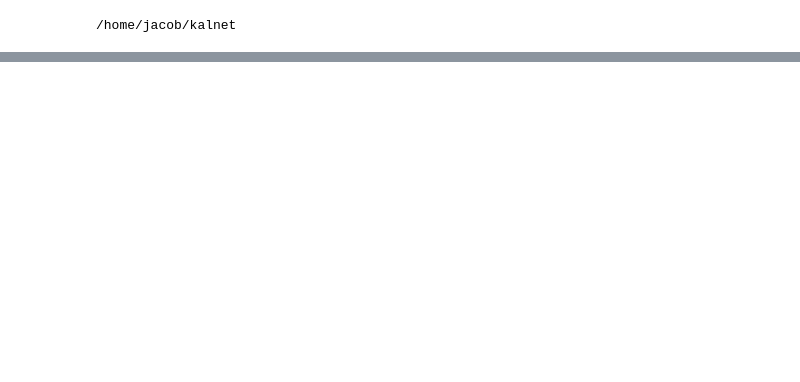
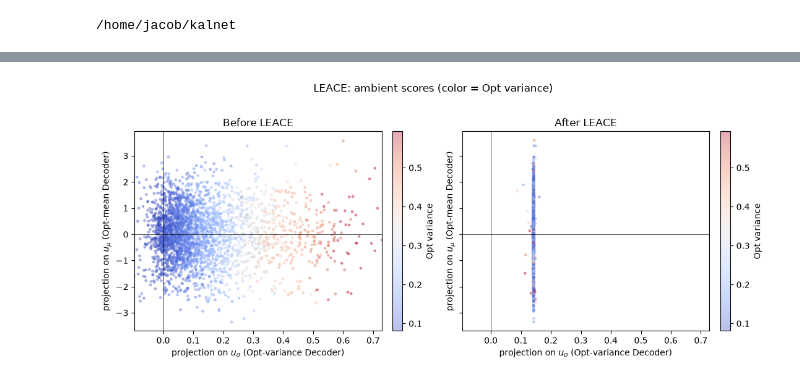
Before and after one commit to jgrk28/kalnet, a Jupyter notebook: notebooks/decoder_analysis.ipynb, the cells around one changed output, grey strips where cells are left out. Cells and saved outputs as stored; diff of their text form; code cells hidden in the pictures; blank space fills up the shorter version.

```diff
--- a/notebooks/decoder_analysis.ipynb
+++ b/notebooks/decoder_analysis.ipynb
@@ -261,0 +243,82 @@ plt.show()
+# %%
+eraser = LeaceEraser.fit(X_train, variance_train)
+X_train_leace = eraser.transform(X_train)
+X_validation_leace = eraser.transform(X_validation)
+X_test_leace = eraser.transform(X_test)
+
+frozen_variance_leace_r2 = linear_variance.r2(X_test_leace, variance_test)
+
+linear_variance_leace = LinearDecoder().fit(X_train_leace, variance_train)
+linear_mean_leace = LinearDecoder().fit(X_train_leace, mean_train)
+refit_variance_leace_r2 = linear_variance_leace.r2(X_test_leace, variance_test)
+refit_mean_leace_r2 = linear_mean_leace.r2(X_test_leace, mean_test)
+
+# Whitened angle between Decoder axes (dual map: Xw · (W^{-1} u) = Xc · u).
+X_train_np = X_train.numpy().astype(np.float64)
+n_train, _ = X_train_np.shape
+mean_x = X_train_np.mean(axis=0)
+Xc_train = X_train_np - mean_x
+sigma_xx = (Xc_train.T @ Xc_train) / n_train
+evals, evecs = np.linalg.eigh(sigma_xx)
+floor = evals.max() * 1e-10
+evals_clipped = np.clip(evals, floor, None)
+W_inv = (evecs * np.sqrt(evals_clipped)) @ evecs.T
+
+u_mean_w = W_inv @ u_mean
+u_variance_w = W_inv @ u_variance
+u_mean_w = u_mean_w / np.linalg.norm(u_mean_w)
+u_variance_w = u_variance_w / np.linalg.norm(u_variance_w)
+abs_cos_whitened = float(abs(np.dot(u_mean_w, u_variance_w)))
+whitened_angle_deg = float(
+    np.degrees(np.arccos(np.clip(abs_cos_whitened, 0.0, 1.0)))
+)
+
+print(f"{'metric':<36} {'R²':>8}")
+print(f"{'frozen Opt variance (old Decoder)':<36} {frozen_variance_leace_r2:8.4f}")
+print(f"{'refit Opt variance':<36} {refit_variance_leace_r2:8.4f}")
+print(f"{'refit Opt mean':<36} {refit_mean_leace_r2:8.4f}")
+print(f"Whitened |cosine|:            {abs_cos_whitened:.4f}")
+print(f"Whitened acute angle:         {whitened_angle_deg:.2f}°")
+print(f"Ambient acute angle (cell 1): {ambient_angle_deg:.2f}°")
+
+X_test_leace_np = X_test_leace.numpy().astype(np.float64)
+x_before = X_test_np @ u_variance
+y_before = X_test_np @ u_mean
+x_after = X_test_leace_np @ u_variance
+y_after = X_test_leace_np @ u_mean
+
+fig, axes = plt.subplots(1, 2, figsize=(11, 4.5), sharey=True)
+for ax, x, y, title in zip(
+    axes,
+    (x_before, x_after),
+    (y_before, y_after),
+    ("Before LEACE", "After LEACE"),
+    strict=True,
+):
+    sc = ax.scatter(
+        x[idx],
+        y[idx],
+        c=z_variance[idx],
+        s=6,
+        alpha=0.35,
+        cmap="coolwarm",
+        vmin=vmin,
+        vmax=vmax,
+    )
+    ax.axhline(0.0, color="black", linewidth=0.5)
+    ax.axvline(0.0, color="black", linewidth=0.5)
+    ax.set_xlim(xlim)
+    ax.set_xlabel(r"projection on $u_\sigma$ (Opt-variance Decoder)")
+    ax.set_ylabel(r"projection on $u_\mu$ (Opt-mean Decoder)")
+    ax.set_title(title)
+    fig.colorbar(sc, ax=ax, fraction=0.046, pad=0.04, label="Opt variance")
+
+fig.suptitle("LEACE: ambient scores (color = Opt variance)", y=1.02)
+plt.tight_layout()
+plt.show()
+
+print(
+    f"mean |x·u_σ| before={np.abs(x_before).mean():.4f}, "
+    f"after={np.abs(x_after).mean():.4f} (not exact null — LEACE)"
+)
+# %% [output]
@@ -261,0 +332 @@ plt.show()
+[figure, added]
```
Also changed, not shown: parts of 17 cells of this notebook, 1 other file.
